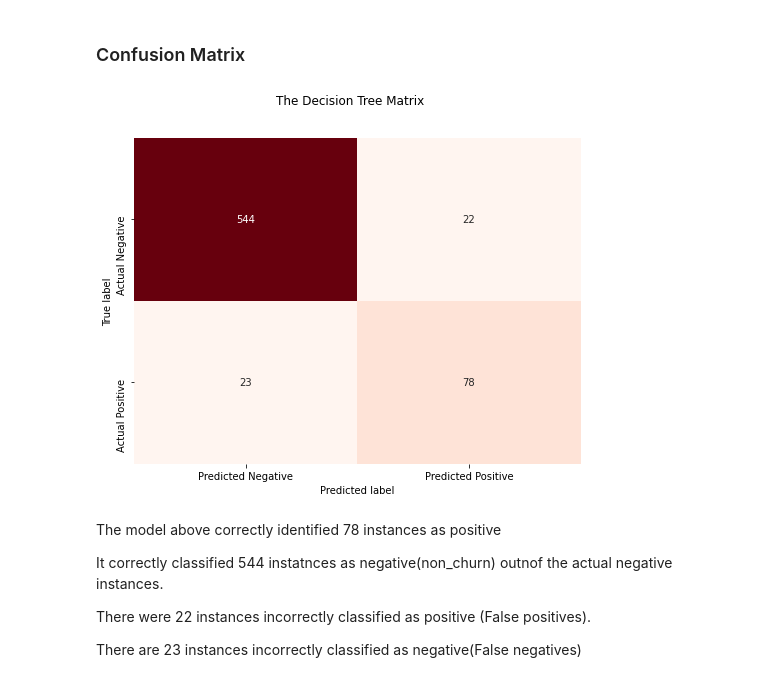
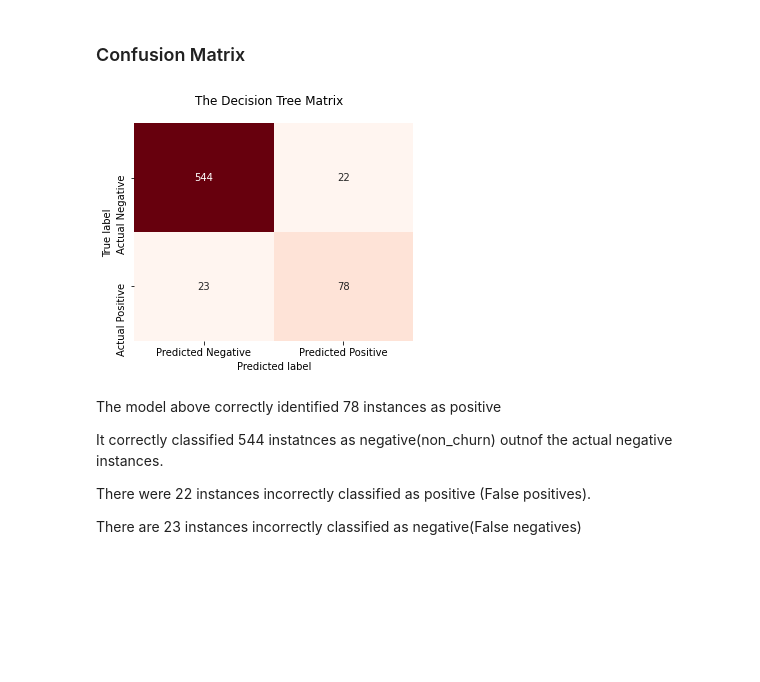
Before and after one commit to TabbyMirara47/phase_3_project, a Jupyter notebook: syriatel_customer _churn.ipynb, the cells around one changed output. Drawn from its saved outputs; the diff is of its cells as text; code cells hidden in the pictures; blank space fills up the shorter version.

```diff
--- a/syriatel_customer _churn.ipynb
+++ b/syriatel_customer _churn.ipynb
@@ -715,21 +715,21 @@ F1 score is 77.6% which show the balance between the recall and the precision.
 # %%
 # Predictions on the test set
 y_pred_dt = dt_model.predict(X_test)
 
 #Building the confusion matrix
 conf_matrix_dt= confusion_matrix(y_test, y_pred_dt)
 
 #Visualise the matrix
-plt.figure(figsize=(8,6))
+plt.figure(figsize=(5,4))
 sns.heatmap(conf_matrix_dt, annot=True,cmap='Reds', fmt='g', cbar=False,
            xticklabels=['Predicted Negative', 'Predicted Positive'],
            yticklabels=['Actual Negative', 'Actual Positive'])
 plt.xlabel('Predicted label')
 plt.ylabel('True label')
 plt.suptitle('The Decision Tree Matrix')
 plt.show()
 # %% [output]
-[figure, old version]
+[figure, new version]
 # %% [markdown]
 The model above correctly identified 78 instances as positive
 
```
Also changed, not shown: parts of 2 cells of this notebook, 4 other files.
